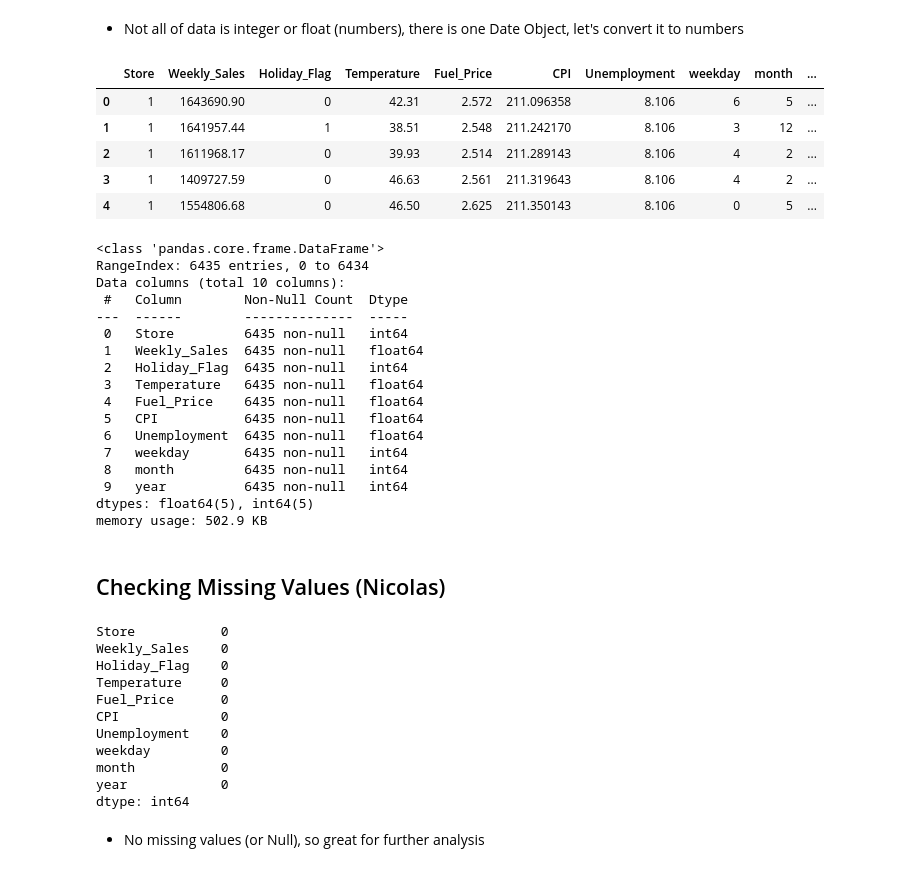
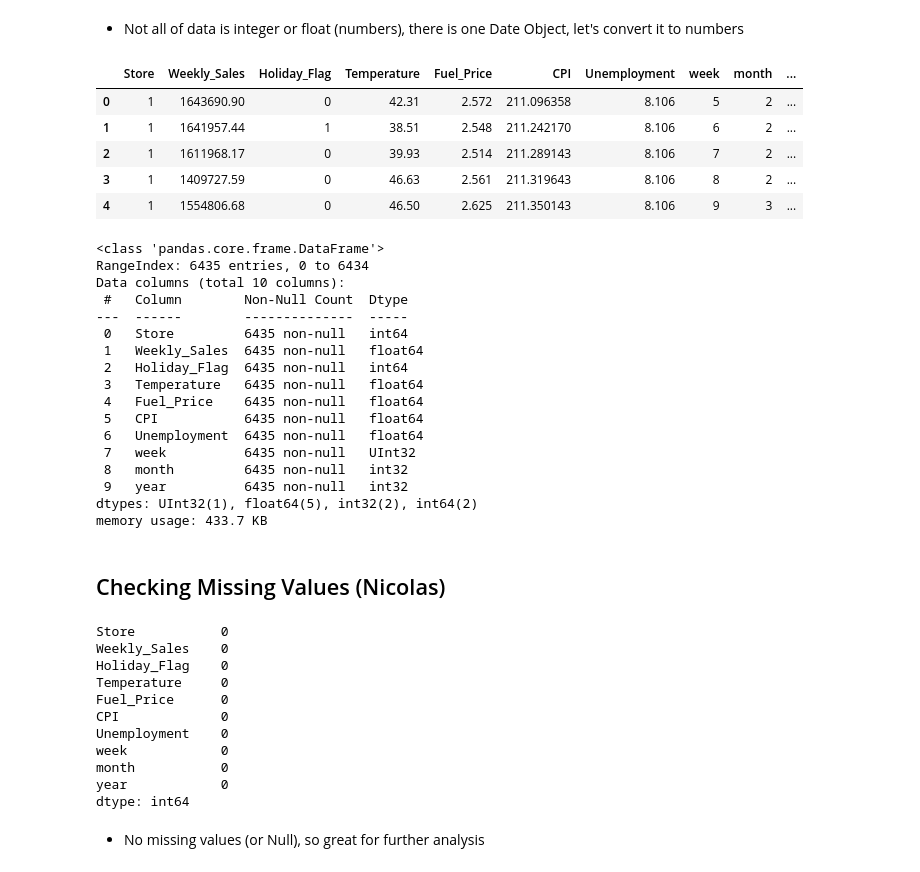
Before and after one commit to MansurPro/walmart_dataset, a Jupyter notebook: walmart_dataset.ipynb, the cells around one changed output. Saved outputs shown, nothing was run; the diff lists cells and outputs as text; code cells hidden in the pictures.

```diff
--- a/walmart_dataset.ipynb
+++ b/walmart_dataset.ipynb
@@ -62,29 +64,29 @@ memory usage: 402.3+ KB
 # %%
 # Reframing the columns
 
-data.Date=pd.to_datetime(data.Date)
+data['Date'] = pd.to_datetime(data['Date'], format="%d-%m-%Y")
 
-data['weekday'] = data.Date.dt.weekday
+data['week'] = data.Date.dt.isocalendar().week
 data['month'] = data.Date.dt.month
 data['year'] = data.Date.dt.year
 
 # df['Monthly_Quarter'] = df.month.map({1:'Q1',2:'Q1',3:'Q1',4:'Q2',5:'Q2',6:'Q2',7:'Q3',
 #                                       8:'Q3',9:'Q3',10:'Q4',11:'Q4',12:'Q4'})
 
 data.drop(['Date'], axis=1, inplace=True)#,'month'
 
 target = 'Weekly_Sales'
 features = [i for i in data.columns if i not in [target]]
 original_df = data.copy(deep=True)
 
 data.head()
 # %% [output]
-|  | Store | Weekly_Sales | Holiday_Flag | Temperature | Fuel_Price | CPI | Unemployment | weekday | month | ... |
-| 0 | 1 | 1643690.90 | 0 | 42.31 | 2.572 | 211.096358 | 8.106 | 6 | 5 | ... |
-| 1 | 1 | 1641957.44 | 1 | 38.51 | 2.548 | 211.242170 | 8.106 | 3 | 12 | ... |
-| 2 | 1 | 1611968.17 | 0 | 39.93 | 2.514 | 211.289143 | 8.106 | 4 | 2 | ... |
-| 3 | 1 | 1409727.59 | 0 | 46.63 | 2.561 | 211.319643 | 8.106 | 4 | 2 | ... |
-| 4 | 1 | 1554806.68 | 0 | 46.50 | 2.625 | 211.350143 | 8.106 | 0 | 5 | ... |
+|  | Store | Weekly_Sales | Holiday_Flag | Temperature | Fuel_Price | CPI | Unemployment | week | month | ... |
+| 0 | 1 | 1643690.90 | 0 | 42.31 | 2.572 | 211.096358 | 8.106 | 5 | 2 | ... |
+| 1 | 1 | 1641957.44 | 1 | 38.51 | 2.548 | 211.242170 | 8.106 | 6 | 2 | ... |
+| 2 | 1 | 1611968.17 | 0 | 39.93 | 2.514 | 211.289143 | 8.106 | 7 | 2 | ... |
+| 3 | 1 | 1409727.59 | 0 | 46.63 | 2.561 | 211.319643 | 8.106 | 8 | 2 | ... |
+| 4 | 1 | 1554806.68 | 0 | 46.50 | 2.625 | 211.350143 | 8.106 | 9 | 3 | ... |
 # %%
 # Checking the dtypes of all the columns
 data.info()
@@ -101,11 +103,11 @@ Data columns (total 10 columns):
  4   Fuel_Price    6435 non-null   float64
  5   CPI           6435 non-null   float64
  6   Unemployment  6435 non-null   float64
- 7   weekday       6435 non-null   int64
- 8   month         6435 non-null   int64
- 9   year          6435 non-null   int64
-dtypes: float64(5), int64(5)
-memory usage: 502.9 KB
+ 7   week          6435 non-null   UInt32
+ 8   month         6435 non-null   int32
+ 9   year          6435 non-null   int32
+dtypes: UInt32(1), float64(5), int32(2), int64(2)
+memory usage: 433.7 KB
 # %% [markdown]
 ## Checking Missing Values (Nicolas)
 # %%
@@ -119,7 +121,7 @@ Temperature     0
 Fuel_Price      0
 CPI             0
 Unemployment    0
-weekday         0
+week            0
 month           0
 year            0
 dtype: int64
```
Also changed, not shown: parts of 35 cells of this notebook.
